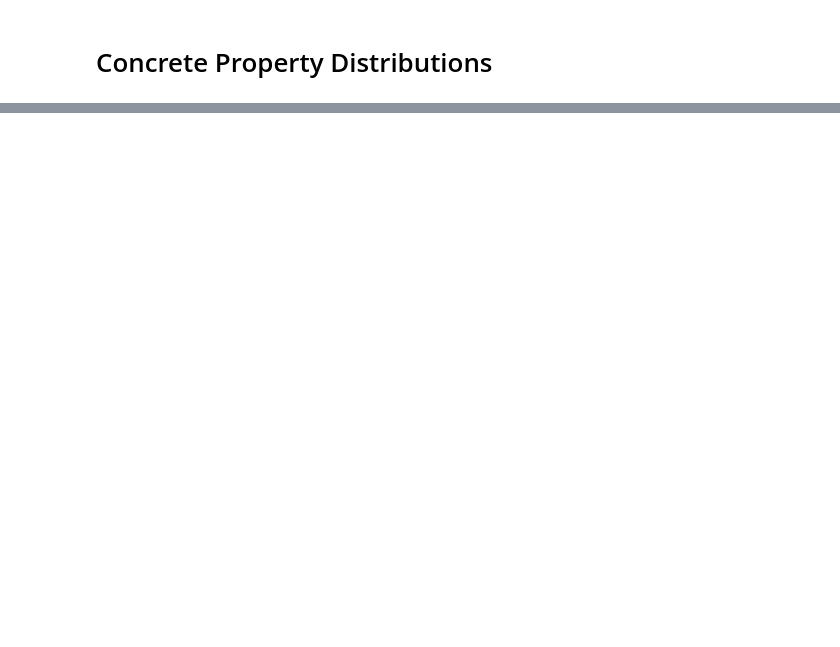
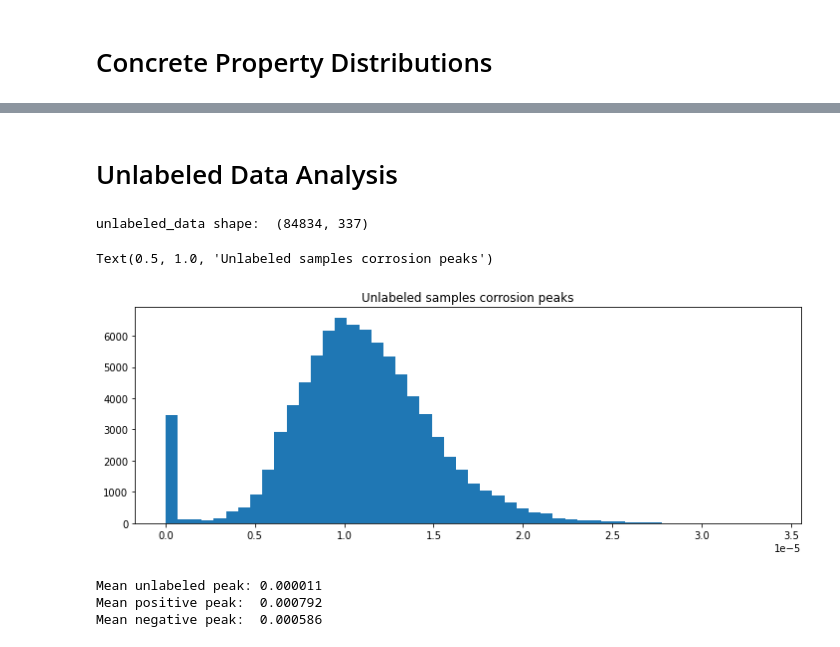
Before and after one commit to jmswong/concrete_corrosion, a Jupyter notebook: data_analysis/data_analysis.ipynb, the cells around one changed output, grey strips where cells are left out. Cells and saved outputs as stored; diff of their text form; code cells hidden in the pictures; blank space fills up the shorter version.

Commit message:
Add unlabeled data analysis

```diff
--- a/data_analysis/data_analysis.ipynb
+++ b/data_analysis/data_analysis.ipynb
@@ -144,0 +131,26 @@ axs[1, 1].legend()
+# %% [markdown]
+# Unlabeled Data Analysis
+# %%
+# load unlabeled dataset
+unlabeled_data = np.load('/content/drive/MyDrive/CS230/corrosion_unlabeled.npy', allow_pickle=True)
+print("unlabeled_data shape: ", unlabeled_data.shape)
+# %% [output]
+unlabeled_data shape:  (84834, 337)
+# %%
+unlabeled_peaks = np.max(unlabeled_data[:], axis=1)
+
+fig, (ax1) = plt.subplots(1, 1, figsize=(12,4))
+
+ax1.hist(unlabeled_peaks, bins=50)
+ax1.set_title("Unlabeled samples corrosion peaks")
+# %% [output]
+Text(0.5, 1.0, 'Unlabeled samples corrosion peaks')
+[figure, added]
+# %%
+print("Mean unlabeled peak: %.6f" % np.mean(unlabeled_peaks))
+print("Mean positive peak:  %.6f" % np.mean(positive_peaks))
+print("Mean negative peak:  %.6f" % np.mean(negative_peaks))
+# %% [output]
+Mean unlabeled peak: 0.000011
+Mean positive peak:  0.000792
+Mean negative peak:  0.000586
```
Also changed, not shown: parts of 8 cells of this notebook.
